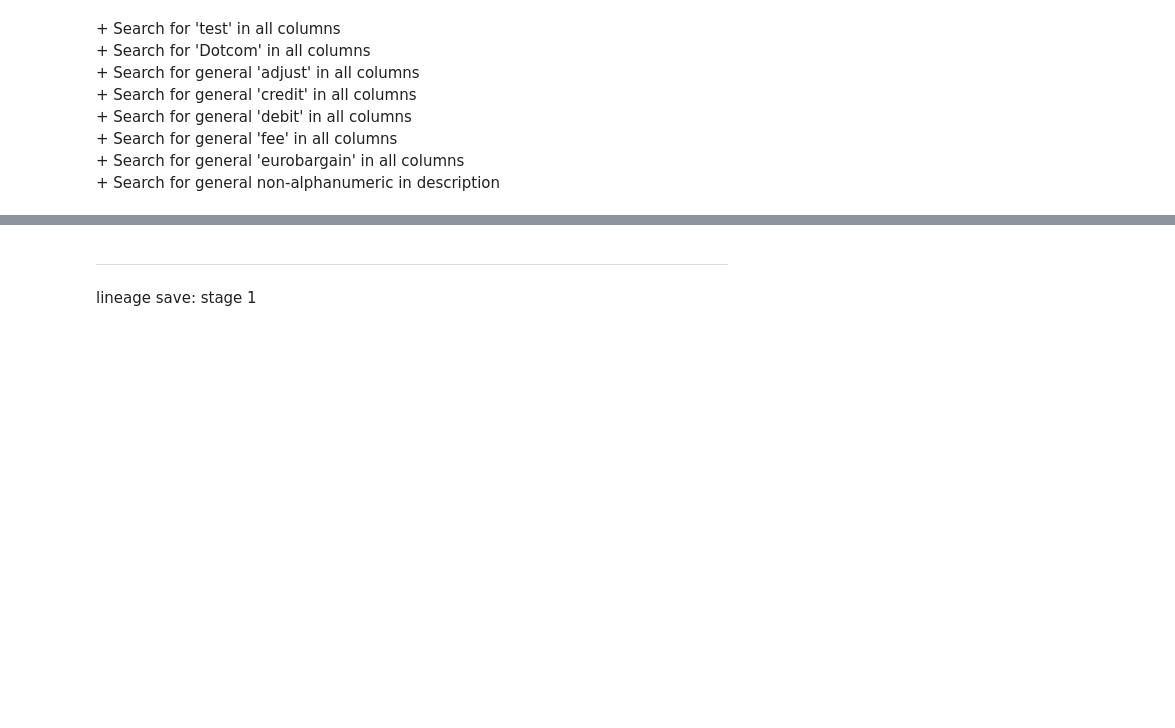
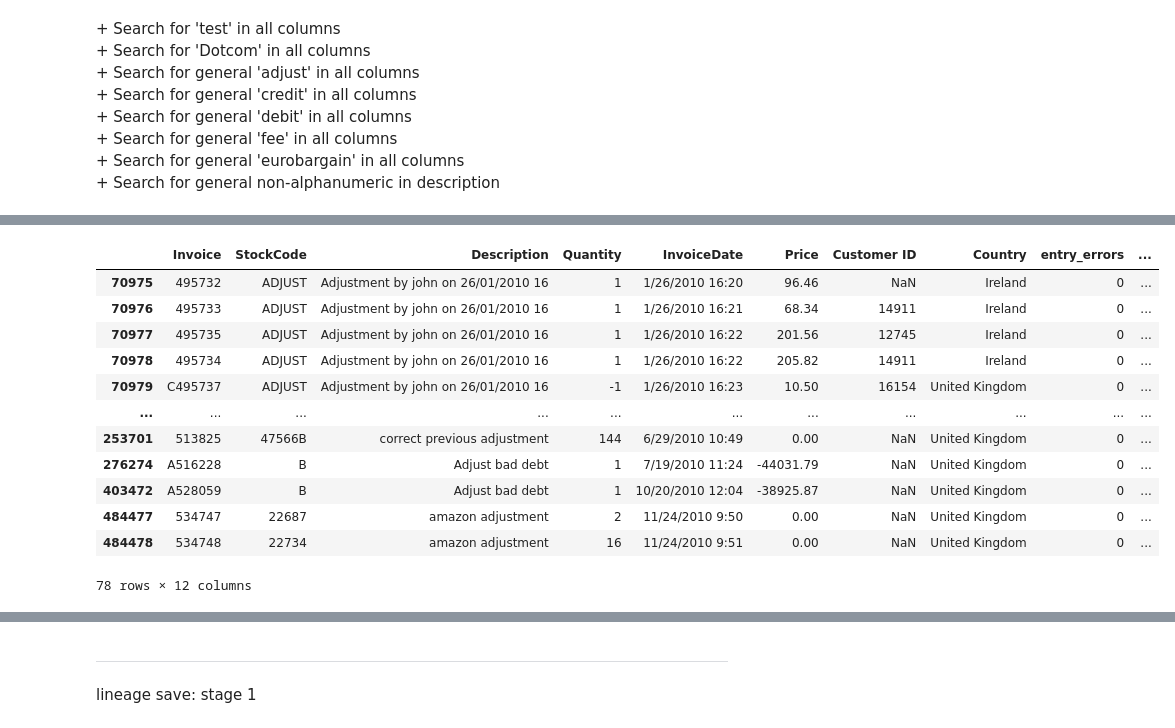
Before and after one commit to MathCouple/betsson_group, a Jupyter notebook: solution.ipynb, the cells around one changed output, grey strips where cells are left out. Cells and saved outputs as stored; diff of their text form; code cells hidden in the pictures; blank space fills up the shorter version.

```diff
--- a/solution.ipynb
+++ b/solution.ipynb
@@ -494,6 +529,6 @@ memory usage: 2.4+ KB
 # %%
 # flag possible returns
-retails_df_stage_I['possible_product_return'] = retails_df_stage_I.apply(
+retails_df_stage_I['product_return'] = retails_df_stage_I.apply(
     lambda x: 1 if x['Invoice'] in possible_product_returns['Invoice'].values else 0,
     axis=1
 )
@@ -536,8 +537,0 @@ retails_df_stage_I[retails_df_stage_I['Description'].str.contains(pattern, na=Fa
-# %%
-# flag financial details on df
-pattern = r'adjust | fee |credit|debit'
-
-retails_df_stage_I['financial_details'] = retails_df_stage_I.apply(
-    lambda x: 1 if re.search(pattern, str(x['Description']), re.IGNORECASE) else 0,
-    axis=1
-)
@@ -557,0 +558,12 @@ dtype: int64
+# %%
+escaped_keywords = [re.escape(word) for word in CLOUD_LOST_PRODUCTS_WORDS if word]
+
+# Create the regex pattern to match only at the start of the string
+pattern = r'^(?:' + '|'.join(escaped_keywords) + r')\b'
+
+# Flag cloud lost products based on the pattern
+retails_df_stage_I['lost_sales'] = retails_df_stage_I['Description'].str.contains(
+    pattern,
+    case=False,
+    na=False
+).astype(int)
@@ -564,14 +608,4 @@ dtype: int64
 \+  Search for general 'fee' in all columns
 \+  Search for general 'eurobargain' in all columns
 \+  Search for general non-alphanumeric in description
-# %%
-# tag possible financial details
-retails_df_stage_I['possible_financial_details'] = retails_df_stage_I.apply(
-    lambda x: 1 if x['Invoice'] in non_and_zero_prices_df['Invoice'].values else 0,
-    axis=1
-)
-
-
-non_and_zero_prices_df = None
-del non_and_zero_prices_df
 # %% [markdown]
@@ -582,0 +745,19 @@ retails_df_stage_I['Quantity'].value_counts()
+# %%
+# ajudstment
+pattern = 'adjust|update'
+
+retails_df_stage_I[retails_df_stage_I['Description'].str.contains(pattern, na=False, case=False)]
+# %% [output]
+|  | Invoice | StockCode | Description | Quantity | InvoiceDate | Price | Customer ID | Country | entry_errors | ... |
+| 70975 | 495732 | ADJUST | Adjustment by john on 26/01/2010 16 | 1 | 1/26/2010 16:20 | 96.46 | NaN | Ireland | 0 | ... |
+| 70976 | 495733 | ADJUST | Adjustment by john on 26/01/2010 16 | 1 | 1/26/2010 16:21 | 68.34 | 14911 | Ireland | 0 | ... |
+| 70977 | 495735 | ADJUST | Adjustment by john on 26/01/2010 16 | 1 | 1/26/2010 16:22 | 201.56 | 12745 | Ireland | 0 | ... |
+| 70978 | 495734 | ADJUST | Adjustment by john on 26/01/2010 16 | 1 | 1/26/2010 16:22 | 205.82 | 14911 | Ireland | 0 | ... |
+| 70979 | C495737 | ADJUST | Adjustment by john on 26/01/2010 16 | -1 | 1/26/2010 16:23 | 10.50 | 16154 | United Kingdom | 0 | ... |
+| ... | ... | ... | ... | ... | ... | ... | ... | ... | ... | ... |
+| 253701 | 513825 | 47566B | correct previous adjustment | 144 | 6/29/2010 10:49 | 0.00 | NaN | United Kingdom | 0 | ... |
+| 276274 | A516228 | B | Adjust bad debt | 1 | 7/19/2010 11:24 | -44031.79 | NaN | United Kingdom | 0 | ... |
+| 403472 | A528059 | B | Adjust bad debt | 1 | 10/20/2010 12:04 | -38925.87 | NaN | United Kingdom | 0 | ... |
+| 484477 | 534747 | 22687 | amazon adjustment | 2 | 11/24/2010 9:50 | 0.00 | NaN | United Kingdom | 0 | ... |
+| 484478 | 534748 | 22734 | amazon adjustment | 16 | 11/24/2010 9:51 | 0.00 | NaN | United Kingdom | 0 | ... |
+78 rows × 12 columns
```
Also changed, not shown: parts of 123 cells of this notebook, 3 other files.
